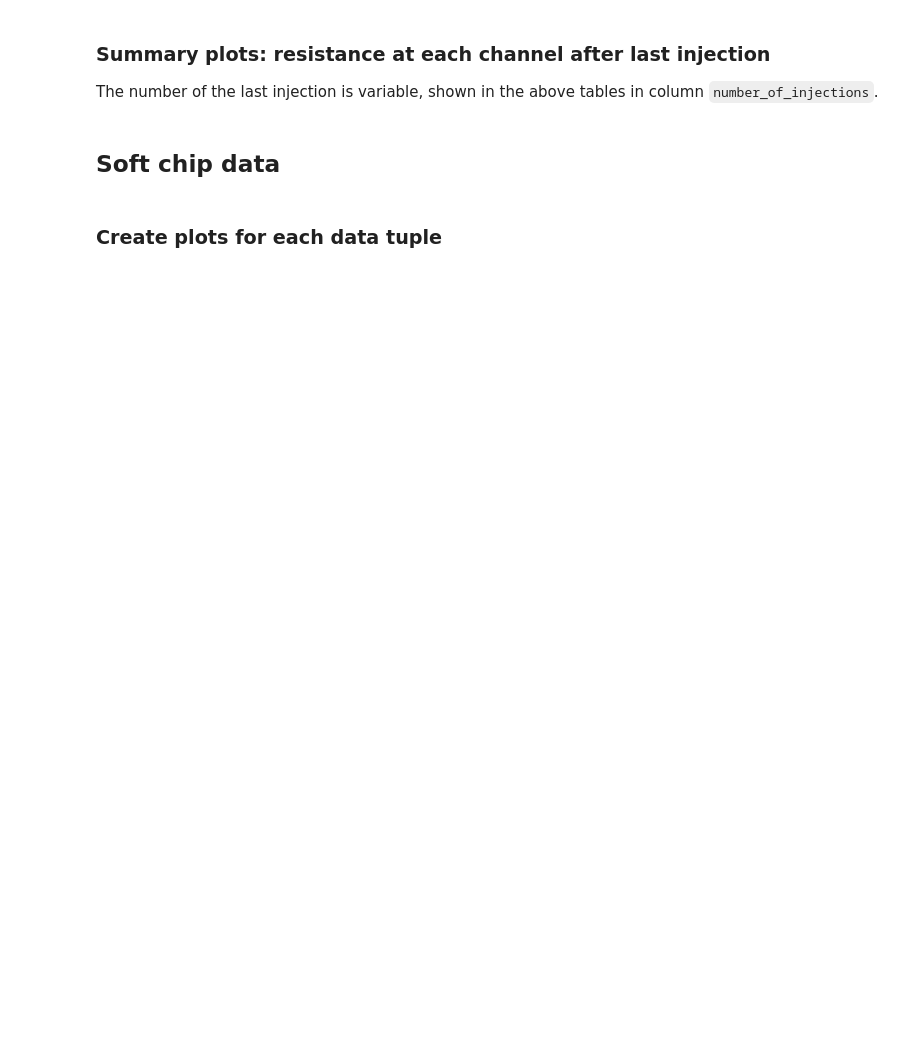
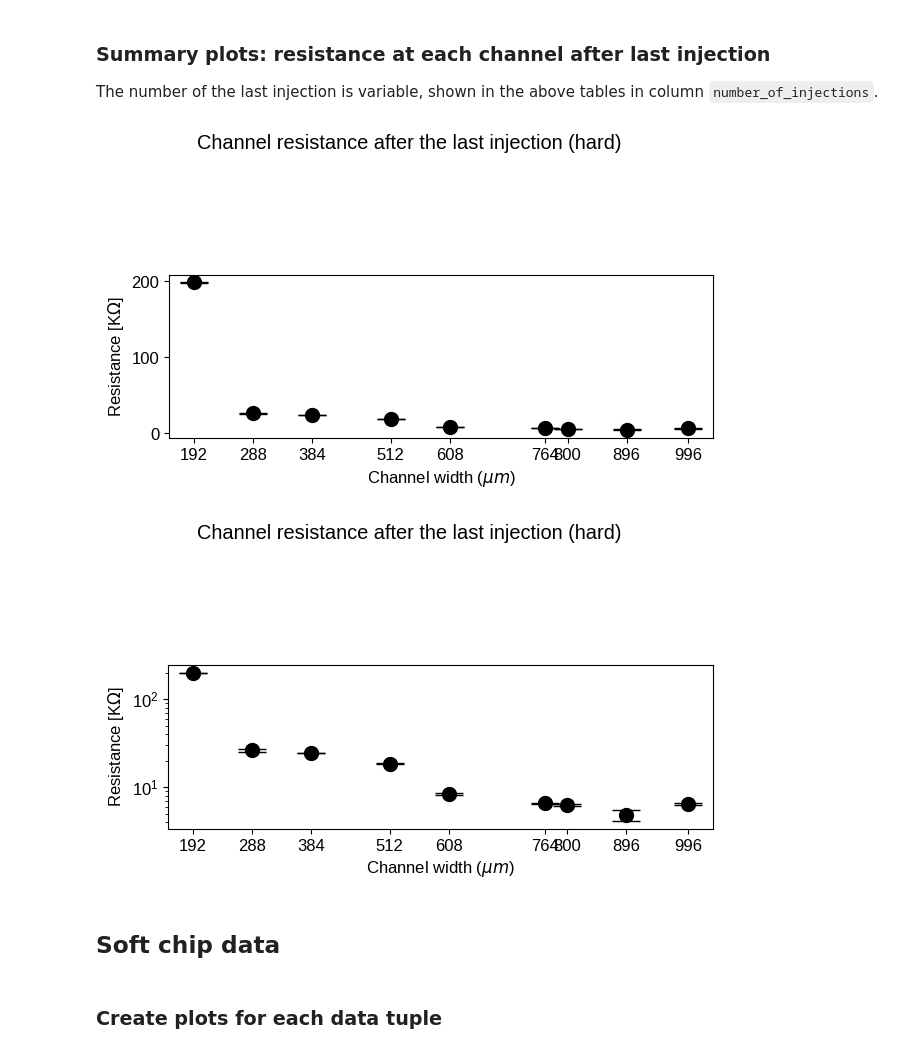
Before and after one commit to mkrause-nps/artificial-muscle, a Jupyter notebook: jupyter_notebooks/analise_thesis.ipynb, the cells around one changed output. Saved outputs shown, nothing was run; the diff lists cells and outputs as text; code cells hidden in the pictures; blank space fills up the shorter version.

```diff
--- a/jupyter_notebooks/analise_thesis.ipynb
+++ b/jupyter_notebooks/analise_thesis.ipynb
@@ -13,10 +13,11 @@ from pprint import pprint
 ### Set general figure parameters
 # %%
 home = os.path.expanduser("~")
-figure_store_path = os.path.join(home_dir, 'data/figs_sensors_actuators')
+figure_store_path = os.path.join(home, 'data/figs_sensors_actuators')
 os.makedirs(figure_store_path, mode = 0o777, exist_ok = True)
 fig_format = 'svg'
 tick_fontsize = 14
+aspect = 1 # both axes are of equal length (square plot)
 PlotUtils.set_user_figure_dir(user_fig_directory=figure_store_path)
 # %% [markdown]
 ## Hard chip data
@@ -40,9 +41,9 @@ data_hard = [
     (192, 4, 'hard'),
     ]
 plotter_hard = Plotter(data = data_hard, nrows = 1, ncols = 1,
-                       xlabel = "injection number", ylabel = 'R [K$\Omega$]',
+                       xlabel = "Injection number", ylabel = 'Resistance [K$\Omega$]',
                        xlim = [0, 5], ylim = [0, 1e6], capsize = 10,
-                       fig_format = fig_format, tick_fontsize=tick_fontsize)
+                       fig_format = fig_format, fontsize=tick_fontsize)
 # %%
 plotter_hard.sort_tuples(data=data_hard, idx_to_sort_by=0)
 pprint(data_hard)
@@ -98,22 +166,25 @@ The number of the last injection is variable, shown in the above tables in colum
 # %%
 # print(df_last_injection.chip_width.to_list())
 title = 'Channel resistance after the last injection (hard)'
 xlabel = 'Channel width ($\mu m$)'
-ylabel = 'Resistance (k$\Omega$)'
+aspect = 0.3
 # with linear y-scale
 figname = os.path.join(PlotUtils.glob_figpath, f'resistance_at_last_injection_hard_linear.{fig_format}')
 PlotUtils.plot_scatter(df_last_injection.chip_width, df_last_injection.y_data, yerr=df_last_injection.y_err,
-                       nrows=plotter_hard.nrows, ncols=plotter_hard.ncols,
-                       xlabel=plotter_hard.xlabel, ylabel=plotter_hard.ylabel, capsize=plotter_hard.capsize,
+                       nrows=plotter_hard.nrows, ncols=plotter_hard.ncols, aspect = aspect,
+                       xlabel=xlabel, ylabel=plotter_hard.ylabel, capsize=plotter_hard.capsize,
                        xticks=df_last_injection.chip_width.to_list(), title=title, figname=figname,
                        fig_format=fig_format)
 # with logarithmic y-scale
 figname = os.path.join(PlotUtils.glob_figpath, f'resistance_at_last_injection_hard_logarithmic.{fig_format}')
 PlotUtils.plot_scatter(df_last_injection.chip_width, df_last_injection.y_data, yerr=df_last_injection.y_err,
-                       nrows=plotter_hard.nrows, ncols=plotter_hard.ncols,
-                       xlabel=plotter_hard.xlabel, ylabel=plotter_hard.ylabel, capsize=plotter_hard.capsize,
+                       nrows=plotter_hard.nrows, ncols=plotter_hard.ncols, aspect = aspect,
+                       xlabel=xlabel, ylabel=plotter_hard.ylabel, capsize=plotter_hard.capsize,
                        xticks=df_last_injection.chip_width.to_list(), title=title, figname=figname,
                        fig_format=fig_format, yscale='log')
+# %% [output]
+[figure, added]
+[figure, added]
 # %% [markdown]
 ## Soft chip data
 # %%
```
Also changed, not shown: parts of 10 cells of this notebook.
